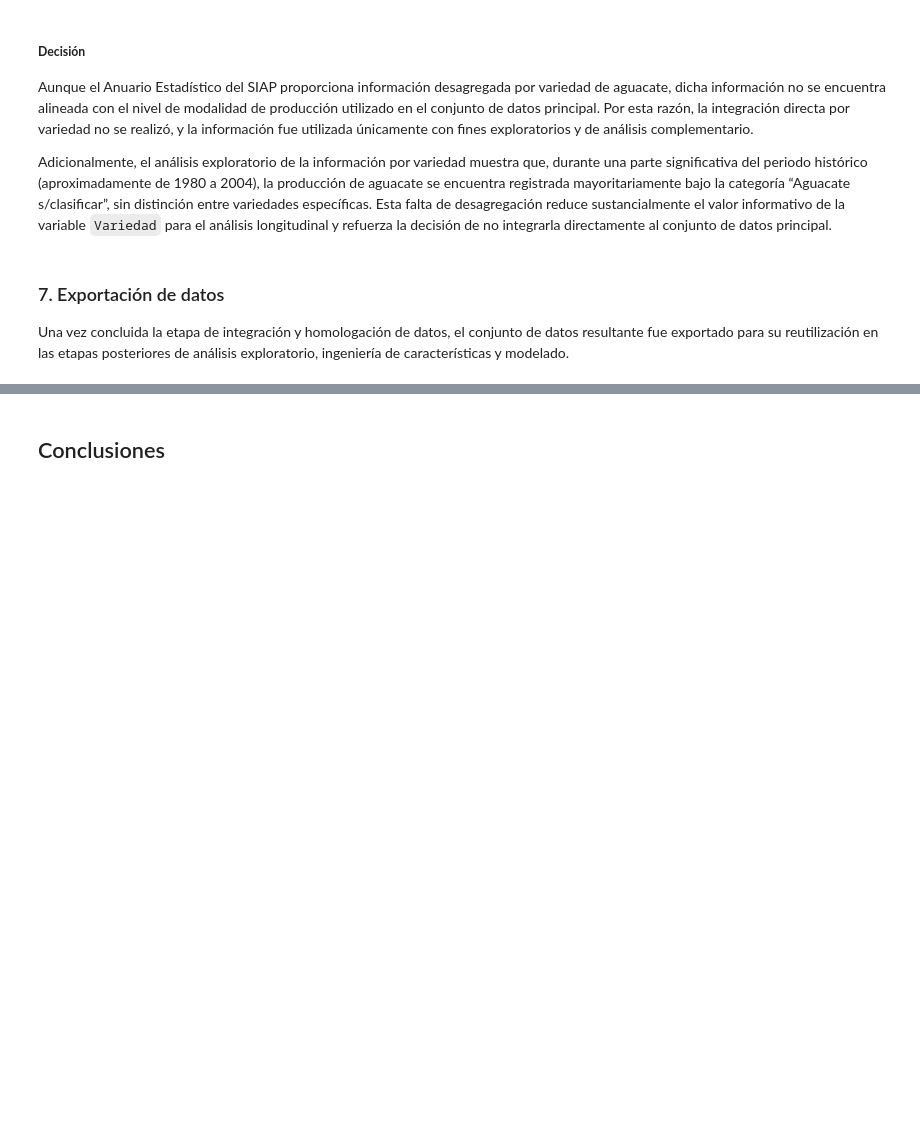
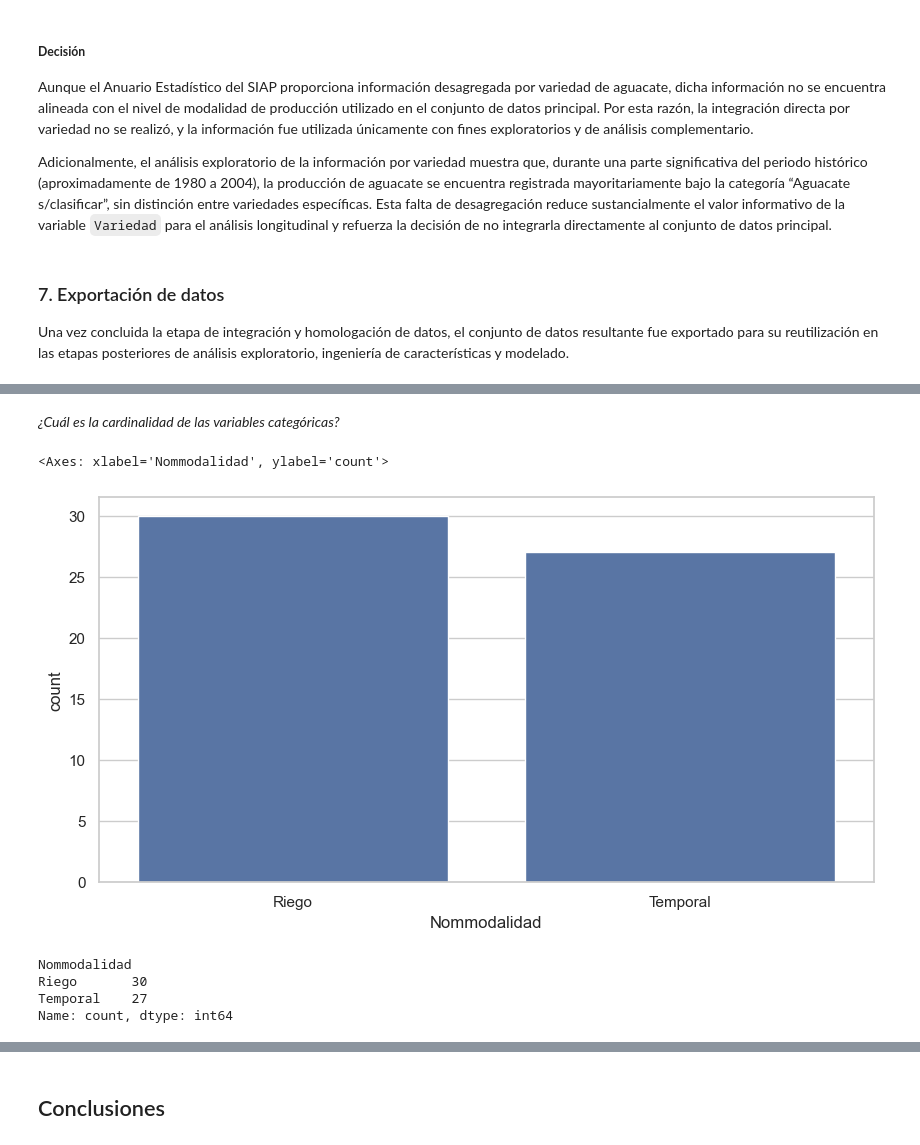
Before and after one commit to juan-pablo-lopez/tc5035-ene26-equipo29, a Jupyter notebook: Avance1.Equipo29.ipynb, the cells around one changed output, grey strips where cells are left out. Cells and saved outputs as stored; diff of their text form; code cells hidden in the pictures; blank space fills up the shorter version.

```diff
--- a/Avance1.Equipo29.ipynb
+++ b/Avance1.Equipo29.ipynb
@@ -760,0 +874,15 @@ texto descriptivo.
+# %% [markdown]
+*¿Cuál es la cardinalidad de las variables categóricas?*
+# %%
+# Gráfica de barras
+sns.countplot(x=df['Nommodalidad'])
+# %% [output]
+<Axes: xlabel='Nommodalidad', ylabel='count'>
+[figure, added]
+# %%
+df['Nommodalidad'].value_counts()
+# %% [output]
+Nommodalidad
+Riego       30
+Temporal    27
+Name: count, dtype: int64
```
Also changed, not shown: parts of 35 cells of this notebook.
